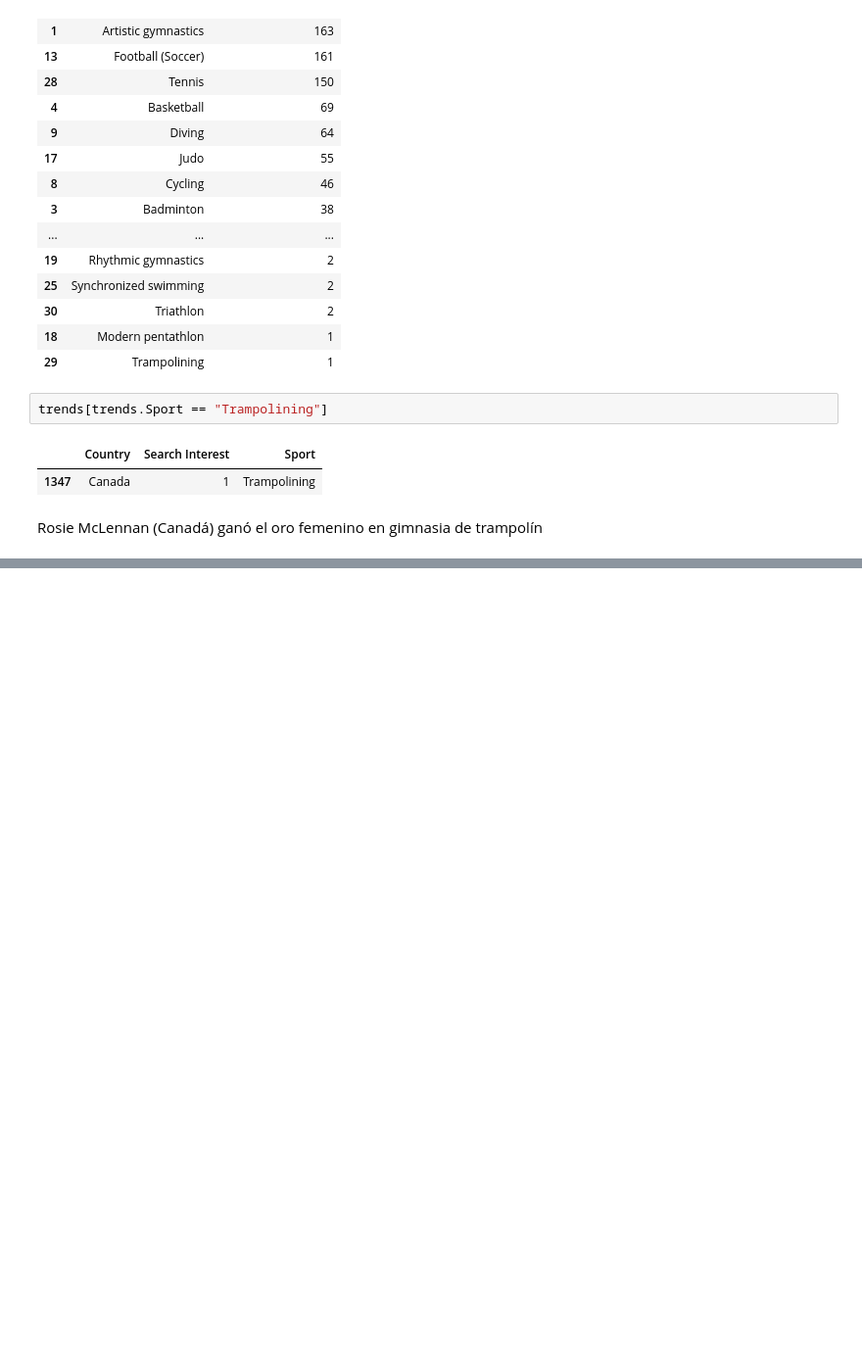
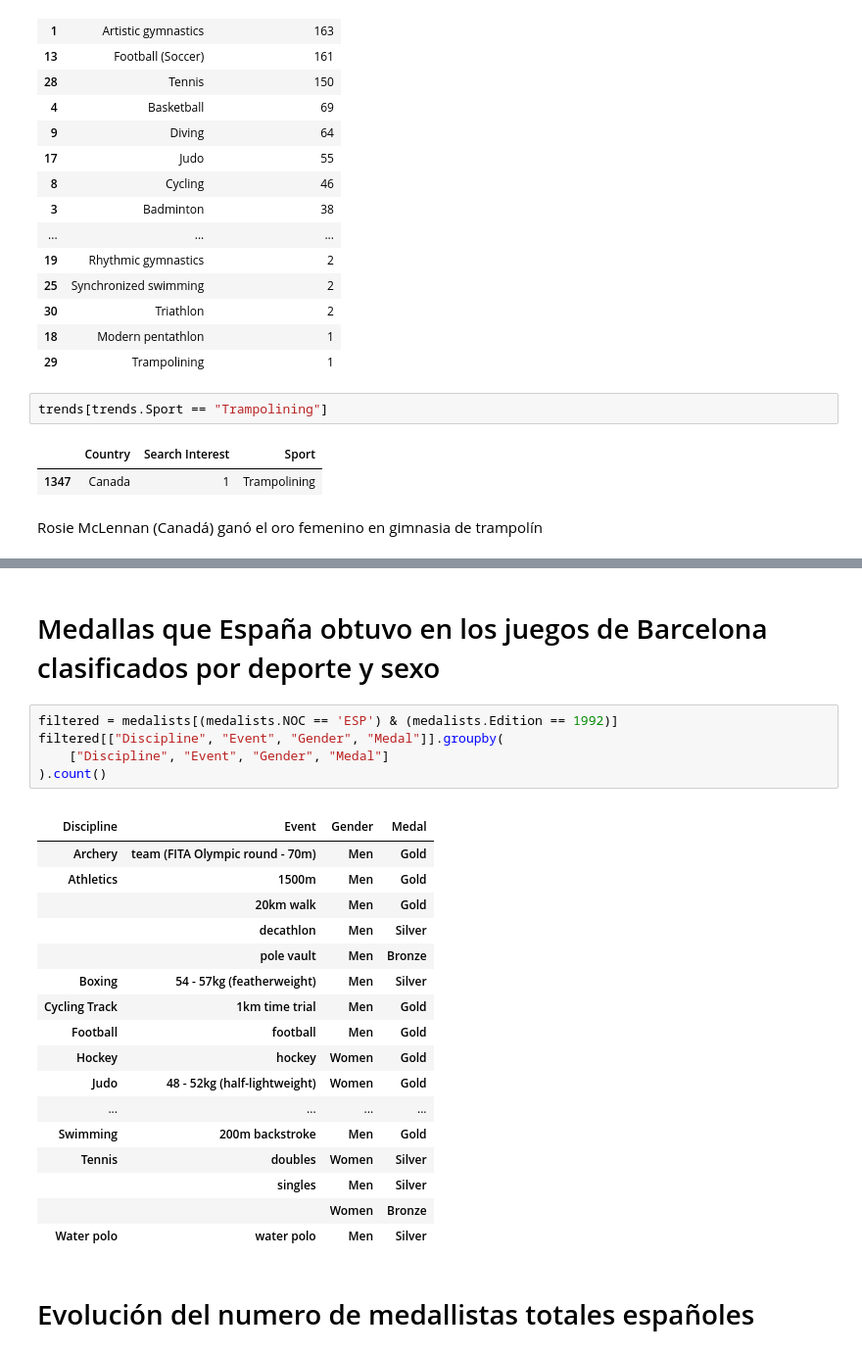
Before and after one commit to ekergy/jupyter_notebooks, a Jupyter notebook: curso/5-Pandas.ipynb, the cells around one changed output, grey strips where cells are left out. Shown: that part at 98% size. Drawn from its saved outputs; the diff is of its cells as text; blank space fills up the shorter version.

```diff
--- a/curso/5-Pandas.ipynb
+++ b/curso/5-Pandas.ipynb
@@ -101,3 +107,31 @@ medalists[medalists.NOC == 'ESP']
+# %% [markdown]
+# Medallas que España obtuvo en los juegos de Barcelona clasificados por deporte y sexo #
+# %%
+filtered = medalists[(medalists.NOC == 'ESP') & (medalists.Edition == 1992)]
+filtered[["Discipline", "Event", "Gender", "Medal"]].groupby(
+    ["Discipline", "Event", "Gender", "Medal"]
+).count()
+# %% [output]
+|  |  |  |  |
+| Discipline | Event | Gender | Medal |
+| Archery | team (FITA Olympic round - 70m) | Men | Gold |
+| Athletics | 1500m | Men | Gold |
+|  | 20km walk | Men | Gold |
+|  | decathlon | Men | Silver |
+|  | pole vault | Men | Bronze |
+| Boxing | 54 - 57kg (featherweight) | Men | Silver |
+| Cycling Track | 1km time trial | Men | Gold |
+| Football | football | Men | Gold |
+| Hockey | hockey | Women | Gold |
+| Judo | 48 - 52kg (half-lightweight) | Women | Gold |
+| ... | ... | ... | ... |
+| Swimming | 200m backstroke | Men | Gold |
+| Tennis | doubles | Women | Silver |
+|  | singles | Men | Silver |
+|  |  | Women | Bronze |
+| Water polo | water polo | Men | Silver |
+# %% [markdown]
+# Evolución del numero de medallistas totales españoles #
 # %%
 import matplotlib.pyplot as plt
 plt.style.use("bmh")
```
Also changed, not shown: parts of 21 cells of this notebook, 3 other files.
